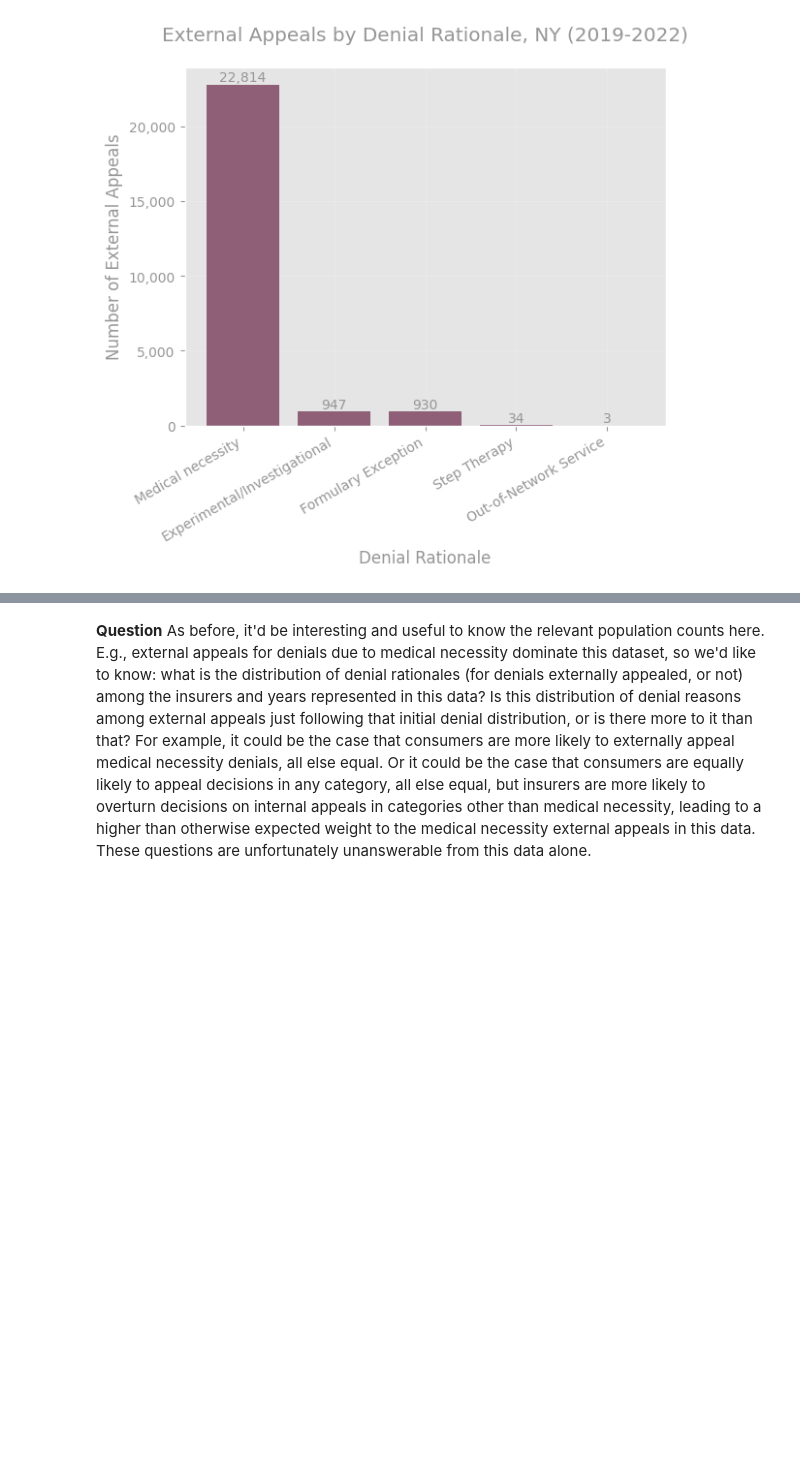
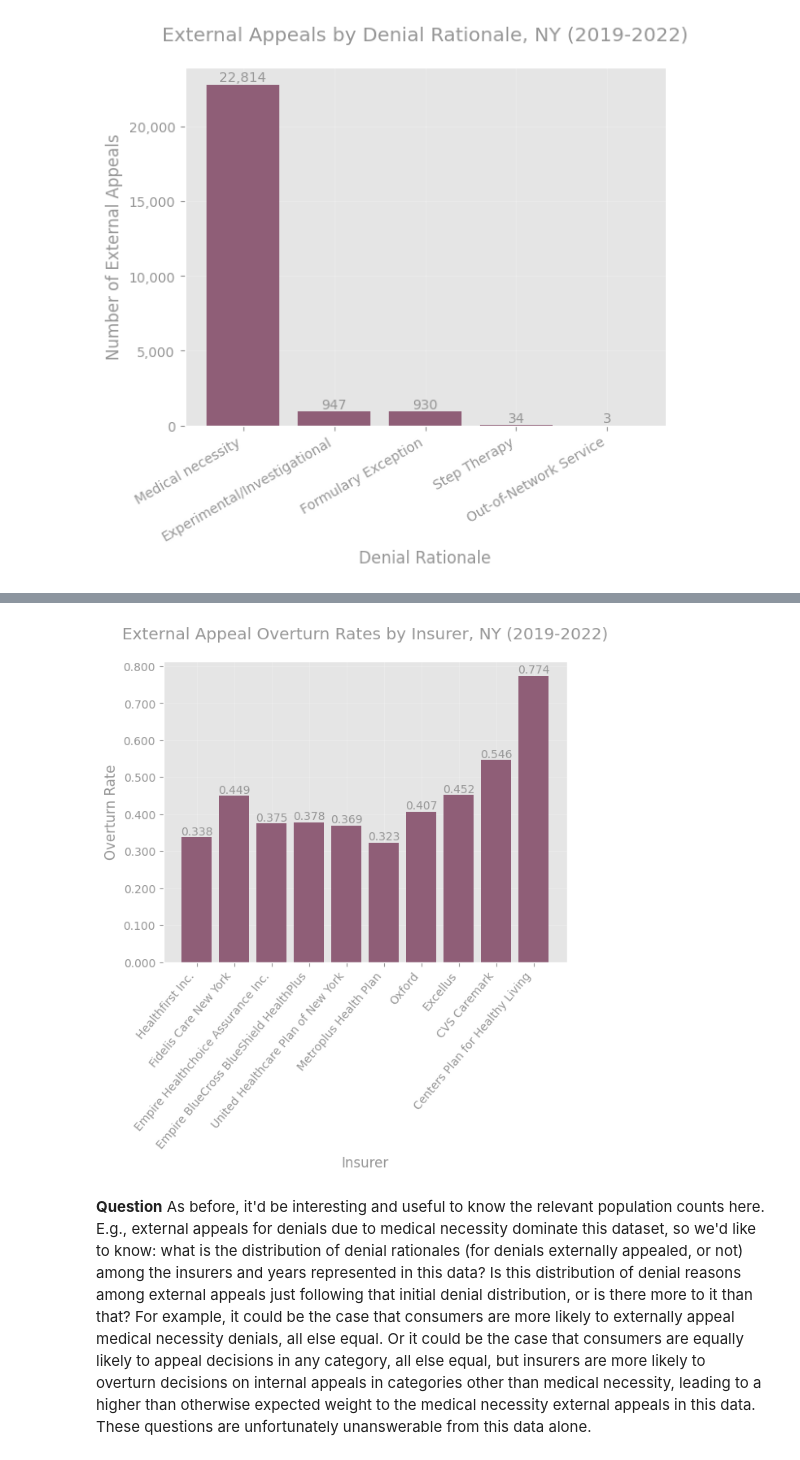
Before and after one commit to TPAFS/investigations, a Jupyter notebook: investigations/claims_denials/nys_external_appeals.ipynb, the cells around one changed output, grey strips where cells are left out. Drawn from its saved outputs; the diff is of its cells as text; code cells hidden in the pictures; blank space fills up the shorter version.

```diff
--- a/investigations/claims_denials/nys_external_appeals.ipynb
+++ b/investigations/claims_denials/nys_external_appeals.ipynb
@@ -250,3 +263,22 @@ plot_bar(
+# %%
+title = "External Appeal Overturn Rates by Insurer, NY (2019-2022)"
+val_axis_label = "Overturn Rate"
+cat_axis_label = "Insurer"
+bar_vals = insurer_groups["overturn_rate"].values[:10]
+bar_names = insurer_groups["Health Plan"].values[:10]
+plot_bar(
+    bar_names,
+    bar_vals,
+    title=title,
+    val_axis_label=val_axis_label,
+    cat_axis_label=cat_axis_label,
+    save_path=os.path.join(OUTPUT_IMAGE_DIR, "overturn_rates_by_insurer.png"),
+    bar_label=True,
+    int_vals=False,
+    htick_rotation=50,
+)
+# %% [output]
+[figure, added]
 # %% [markdown]
 **Question** As before, it'd be interesting and useful to know the relevant population counts here. E.g., external appeals for denials due to medical necessity dominate
 this dataset, so we'd like to know: what is the distribution of denial rationales (for denials externally appealed, or not) among the insurers and years represented in this data?
```
Also changed, not shown: parts of 2 cells of this notebook.
